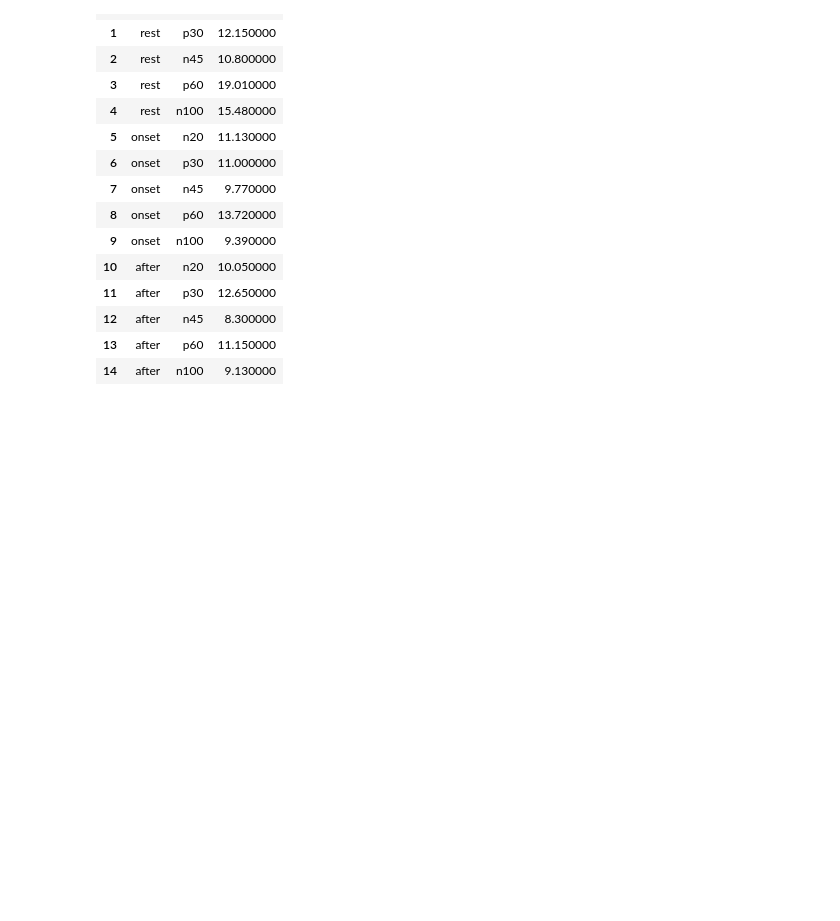
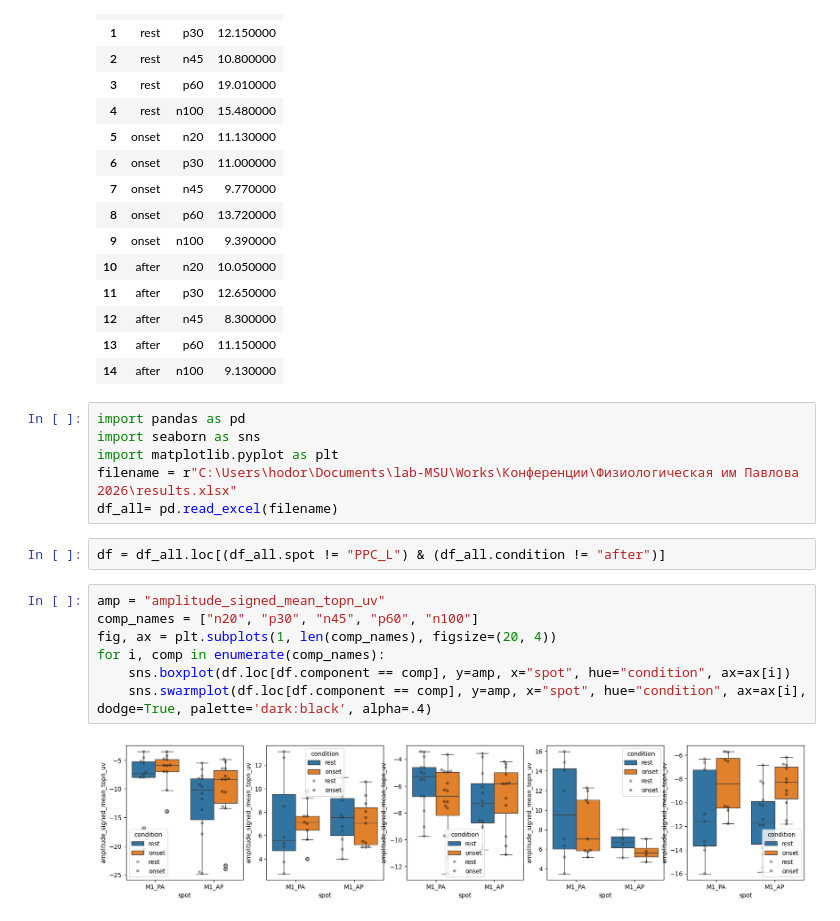
Before and after one commit to JuliaRory/TEP_analysis, a Jupyter notebook: notebooks/4_exp_pavlov_comp_analyi.ipynb, the cells around one changed output. Saved outputs shown, nothing was run; the diff lists cells and outputs as text; blank space fills up the shorter version.

Commit message:
plot

```diff
--- a/notebooks/4_exp_pavlov_comp_analyi.ipynb
+++ b/notebooks/4_exp_pavlov_comp_analyi.ipynb
@@ -260,3 +260,20 @@ pd.DataFrame(df)
 | 12 | after | n45 | 8.300000 |
 | 13 | after | p60 | 11.150000 |
 | 14 | after | n100 | 9.130000 |
+# %%
+import pandas as pd
+import seaborn as sns
+import matplotlib.pyplot as plt
+filename = r"C:\Users\hodor\Documents\lab-MSU\Works\Конференции\Физиологическая им Павлова 2026\results.xlsx"
+df_all= pd.read_excel(filename)
+# %%
+df = df_all.loc[(df_all.spot != "PPC_L") & (df_all.condition != "after")]
+# %%
+amp = "amplitude_signed_mean_topn_uv"
+comp_names = ["n20", "p30", "n45", "p60", "n100"]
+fig, ax = plt.subplots(1, len(comp_names), figsize=(20, 4))
+for i, comp in enumerate(comp_names):
+    sns.boxplot(df.loc[df.component == comp], y=amp, x="spot", hue="condition", ax=ax[i])
+    sns.swarmplot(df.loc[df.component == comp], y=amp, x="spot", hue="condition", ax=ax[i], dodge=True, palette='dark:black', alpha=.4)
+# %% [output]
+[figure, added]
```
